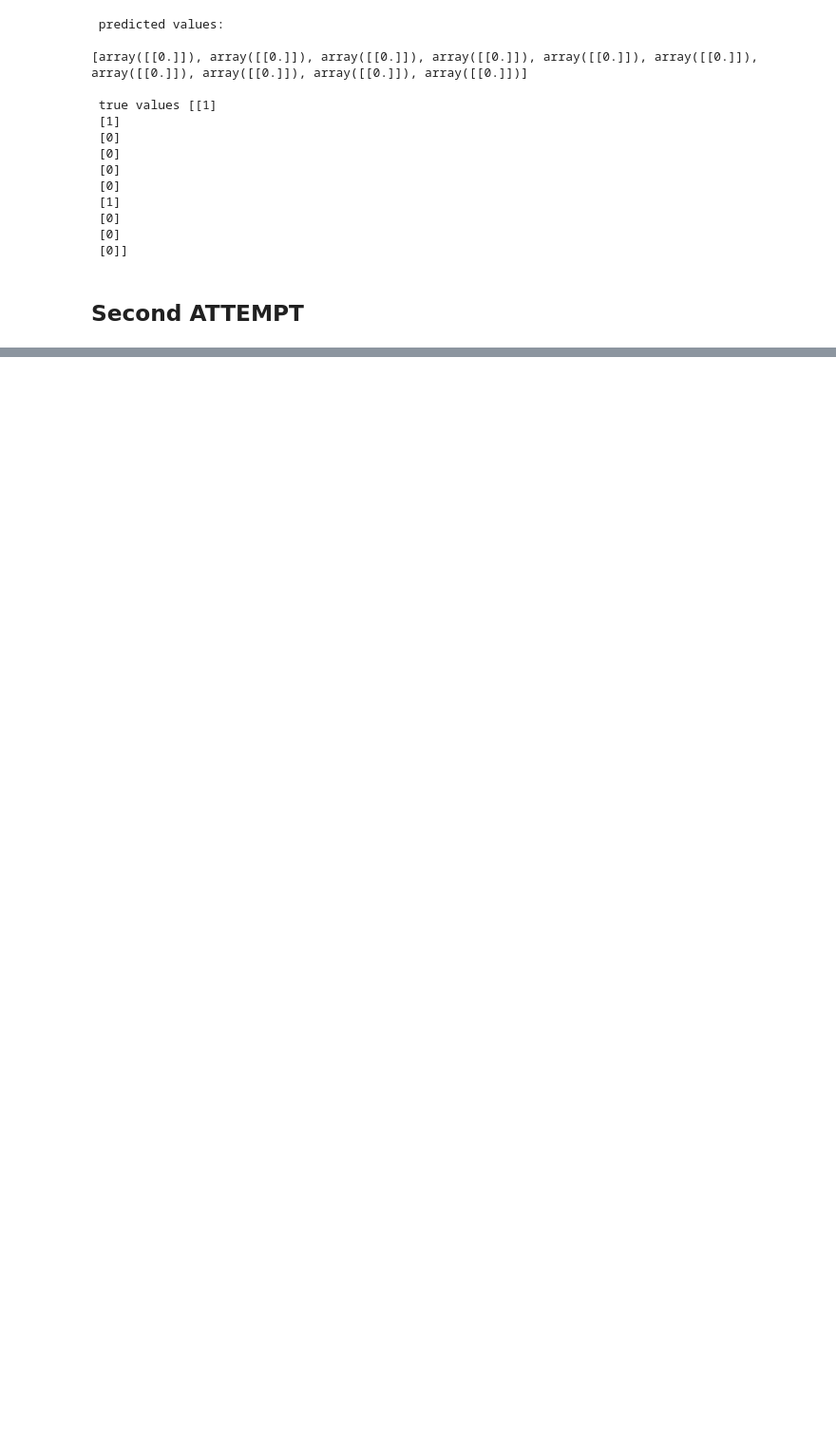
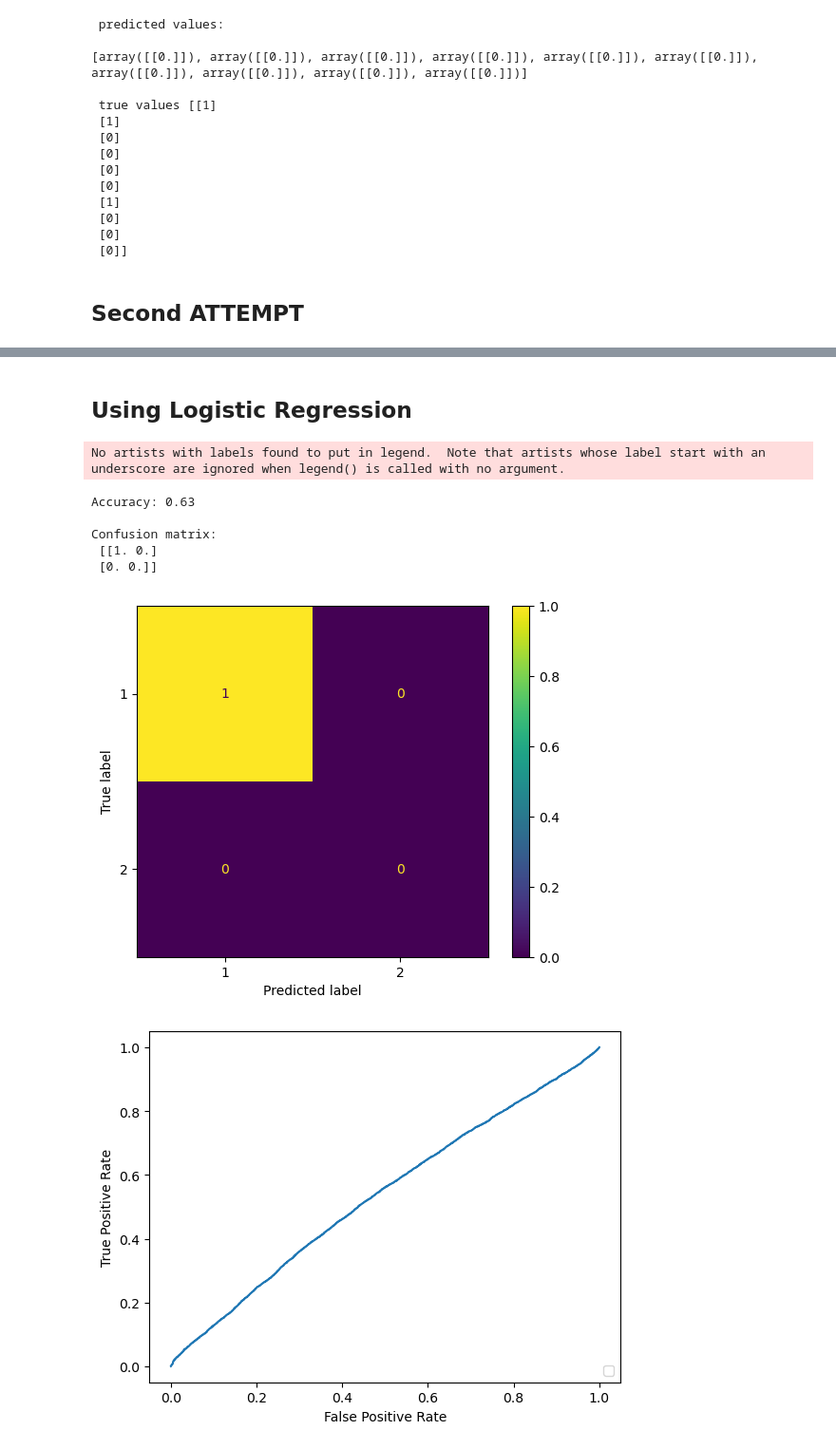
Before and after one commit to coldstrel/ML_project, a Jupyter notebook: ML_Project.ipynb, the cells around one changed output, grey strips where cells are left out. Shown at 95% size. Saved outputs shown, nothing was run; the diff lists cells and outputs as text; code cells hidden in the pictures; blank space fills up the shorter version.

Commit message:
logistic regression

```diff
--- a/ML_Project.ipynb
+++ b/ML_Project.ipynb
@@ -751,0 +725,36 @@ print(y_test[0:10],"\n", y_pred[0:10])
+# %% [markdown]
+## Using Logistic Regression
+# %%
+
+from sklearn.linear_model import LogisticRegression
+from sklearn.metrics import accuracy_score
+from sklearn.metrics import confusion_matrix, roc_auc_score,roc_curve,ConfusionMatrixDisplay,RocCurveDisplay
+
+X_train, X_test, y_train, y_test = train_test_split(X, y, test_size=0.33, random_state=1)
+model = LogisticRegression(penalty='l2', C=1, solver='saga')
+model.fit(X_train, y_train)
+y_pred = model.predict(X_test)
+accuracy = accuracy_score(y_test, y_pred)
+print(f'Accuracy: {accuracy:.2f}\n')
+
+y_pred = model.predict(X_test)
+cm = confusion_matrix(y_test, y_pred, normalize='true',labels=[1,2])
+print(f'Confusion matrix:\n {cm}\n')
+
+cm_display = ConfusionMatrixDisplay(cm,display_labels=[1,2]).plot()
+
+y_score = model.decision_function(X_test)
+# Calculate the true positive rate and false positive rate for a range of thresholds
+fpr, tpr, _ = roc_curve(y_test, y_score, pos_label=model.classes_[1])
+
+# Plot the ROC curve
+roc_display = RocCurveDisplay(fpr=fpr, tpr=tpr).plot()
+# %% [output]
+No artists with labels found to put in legend.  Note that artists whose label start with an underscore are ignored when legend() is called with no argument.
+Accuracy: 0.63
+
+Confusion matrix:
+ [[1. 0.]
+ [0. 0.]]
+[figure, added]
+[figure, added]
```
Also changed, not shown: parts of 8 cells of this notebook.
